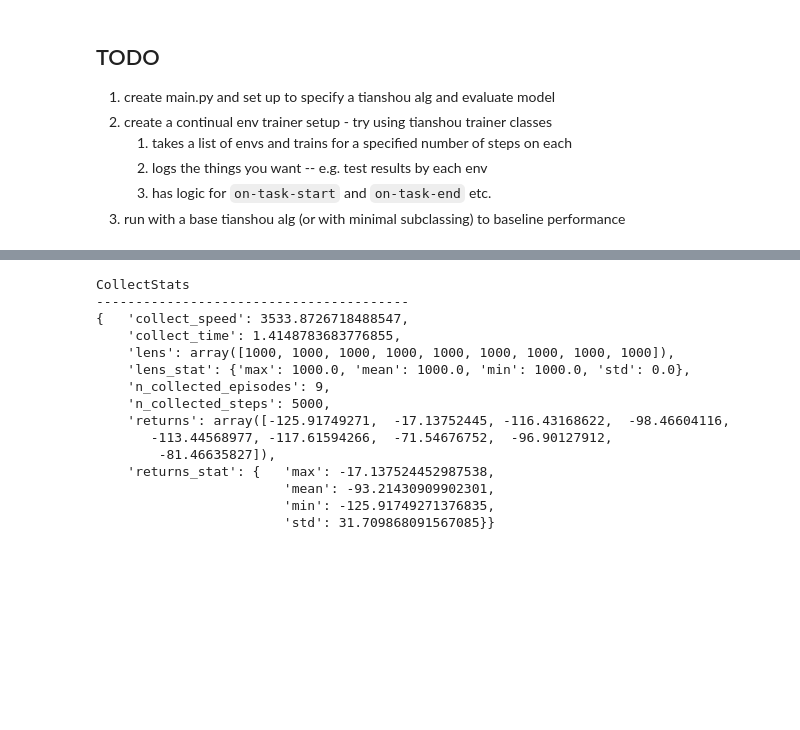
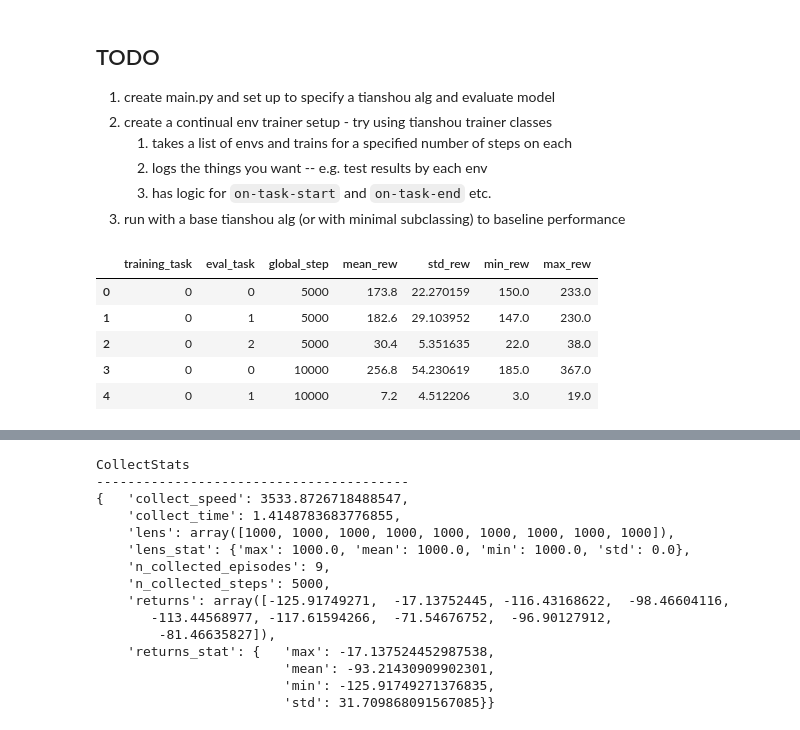
Before and after one commit to gdubbs100/tianshou_ewc, a Jupyter notebook: scratch.ipynb, the cells around one changed output, grey strips where cells are left out. Cells and saved outputs as stored; diff of their text form; code cells hidden in the pictures; blank space fills up the shorter version.

```diff
--- a/scratch.ipynb
+++ b/scratch.ipynb
@@ -12,0 +9,16 @@ ENV_NAME = 'LunarLander-v3'
+# %%
+import seaborn as sns
+import matplotlib.pyplot as plt
+import pandas as pd
+
+results = pd.read_csv(
+    r'./log\custom_continual\CartPole-v1\06072025145438_dqn\results.csv',
+    )
+results.head()
+# %% [output]
+|  | training_task | eval_task | global_step | mean_rew | std_rew | min_rew | max_rew |
+| 0 | 0 | 0 | 5000 | 173.8 | 22.270159 | 150.0 | 233.0 |
+| 1 | 0 | 1 | 5000 | 182.6 | 29.103952 | 147.0 | 230.0 |
+| 2 | 0 | 2 | 5000 | 30.4 | 5.351635 | 22.0 | 38.0 |
+| 3 | 0 | 0 | 10000 | 256.8 | 54.230619 | 185.0 | 367.0 |
+| 4 | 0 | 1 | 10000 | 7.2 | 4.512206 | 3.0 | 19.0 |
```
Also changed, not shown: parts of 8 cells of this notebook, 6 other files.
